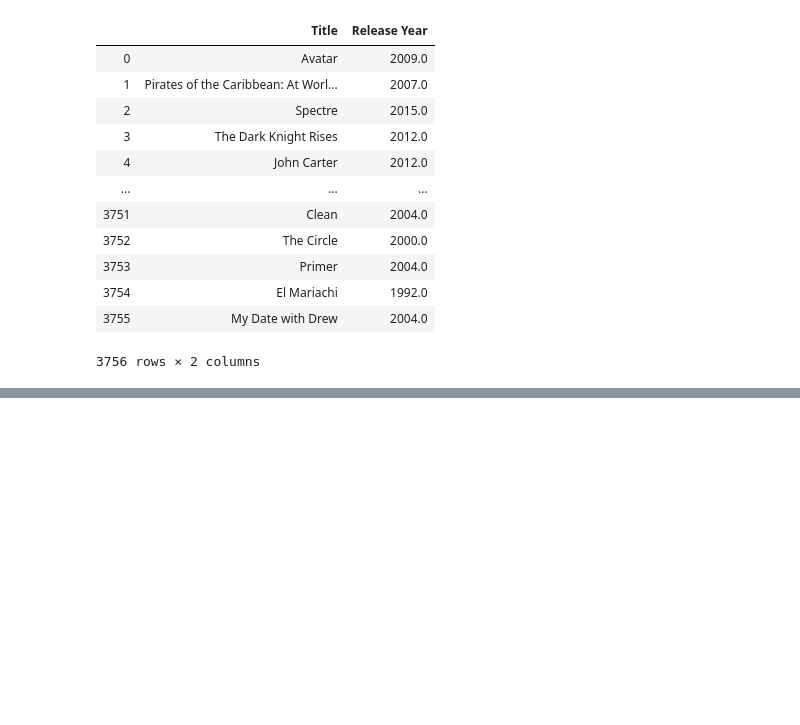
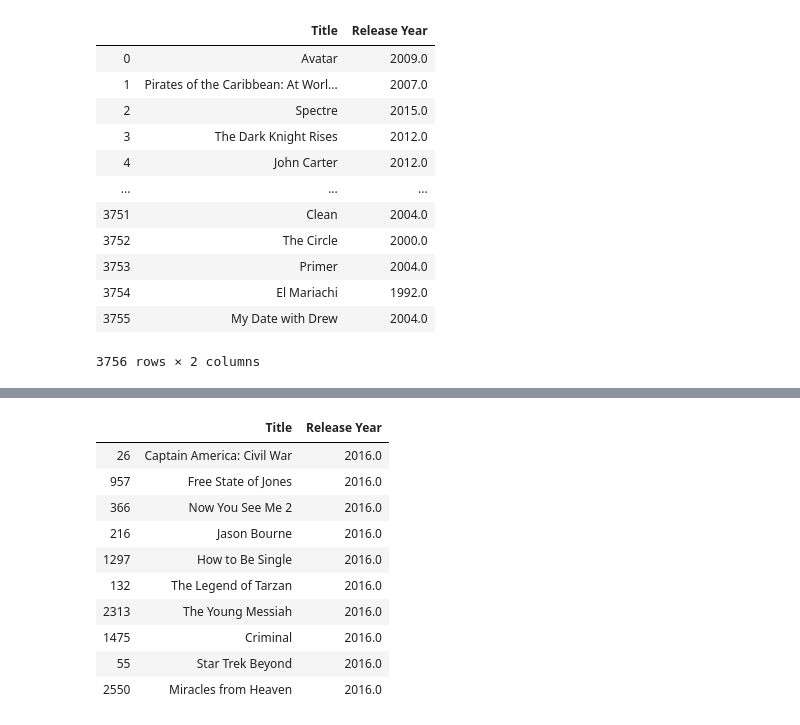
Before and after one commit to MRSantos1/DataVisProject1, a Jupyter notebook: DataVizProjectStarterBook.ipynb, the cells around one changed output, grey strips where cells are left out. Drawn from its saved outputs; the diff is of its cells as text; code cells hidden in the pictures; blank space fills up the shorter version.

```diff
--- a/DataVizProjectStarterBook.ipynb
+++ b/DataVizProjectStarterBook.ipynb
@@ -109,0 +128,16 @@ SyntaxError: invalid syntax (<ipython-input-73-05fe2e1949aa>, line 3)
+# %%
+#selecting random movies from 2016 list
+movie_rand_2016 = movies_2016.sample(n=10)
+movie_rand_2016
+# %% [output]
+|  | Title | Release Year |
+| 26 | Captain America: Civil War | 2016.0 |
+| 957 | Free State of Jones | 2016.0 |
+| 366 | Now You See Me 2 | 2016.0 |
+| 216 | Jason Bourne | 2016.0 |
+| 1297 | How to Be Single | 2016.0 |
+| 132 | The Legend of Tarzan | 2016.0 |
+| 2313 | The Young Messiah | 2016.0 |
+| 1475 | Criminal | 2016.0 |
+| 55 | Star Trek Beyond | 2016.0 |
+| 2550 | Miracles from Heaven | 2016.0 |
```
Also changed, not shown: parts of 8 cells of this notebook, 1 other file.
